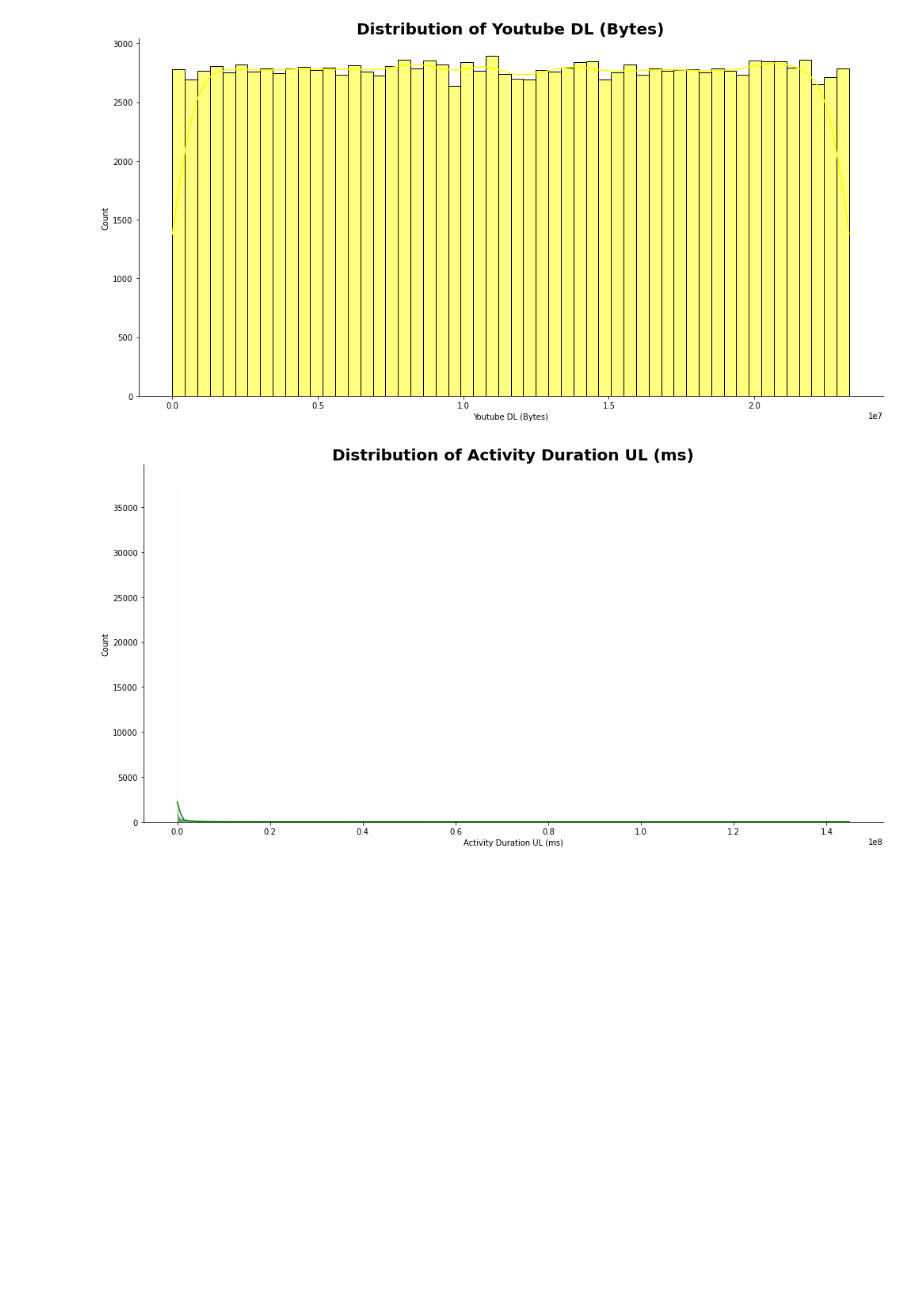
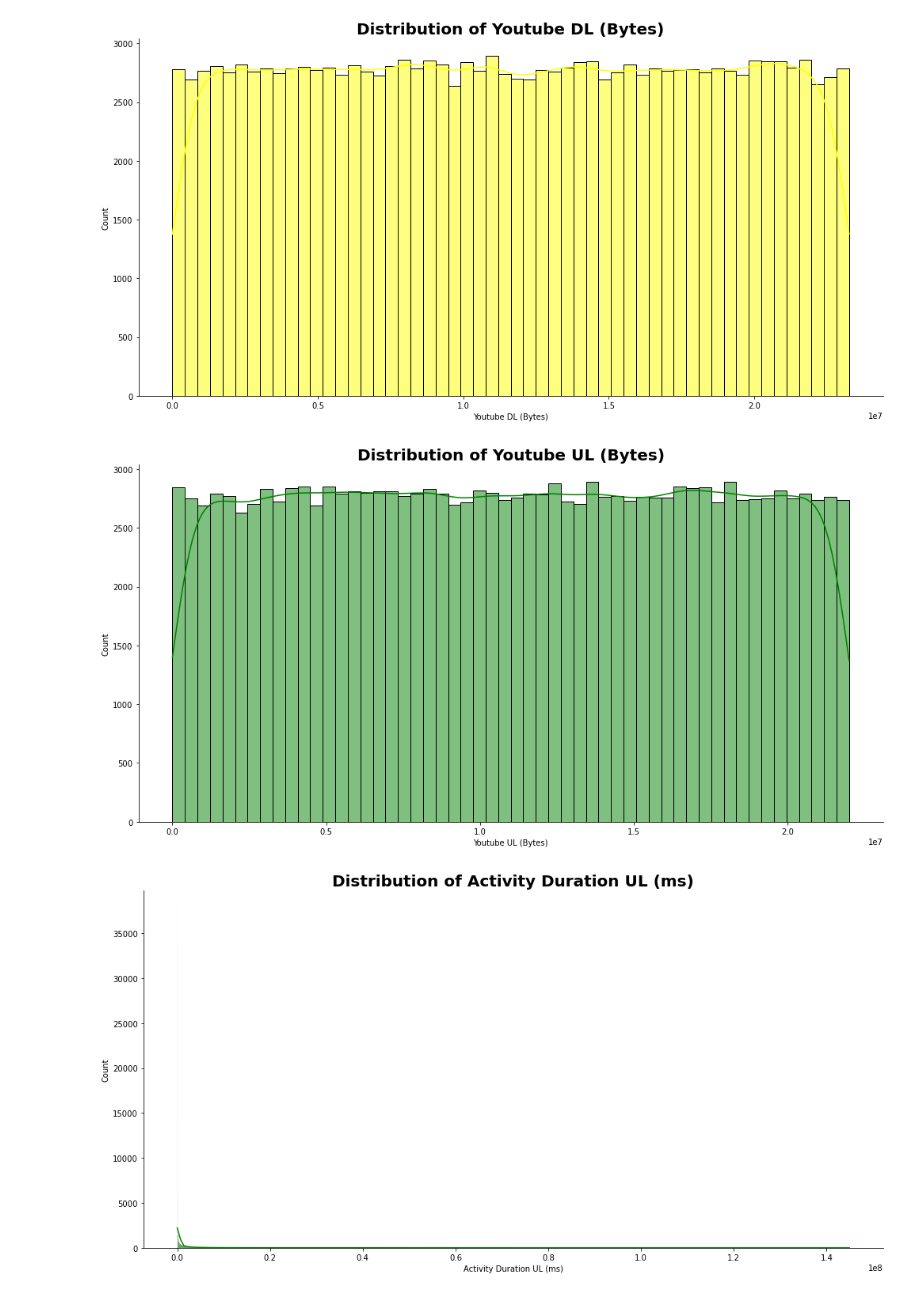
Before and after one commit to ekubay/Telecom-Data-Analysis, a Jupyter notebook: notebooks/Data_Exploration.ipynb, the cells around one changed output. Drawn from its saved outputs; the diff is of its cells as text; code cells hidden in the pictures; blank space fills up the shorter version.

```diff
--- a/notebooks/Data_Exploration.ipynb
+++ b/notebooks/Data_Exploration.ipynb
@@ -556,6 +562,10 @@ This is mainly analysis done on particular variable only i.e we search for the d
 plot_hist(df_clean, "Youtube DL (Bytes)", "yellow")
 # %% [output]
 [figure]
+# %%
+plot_hist(df_clean, "Youtube UL (Bytes)", "green")
+# %% [output]
+[figure, added]
 # %%
 plot_hist(df_clean, "Activity Duration UL (ms)", "green")
 # %% [output]
```
Also changed, not shown: parts of 25 cells of this notebook.
